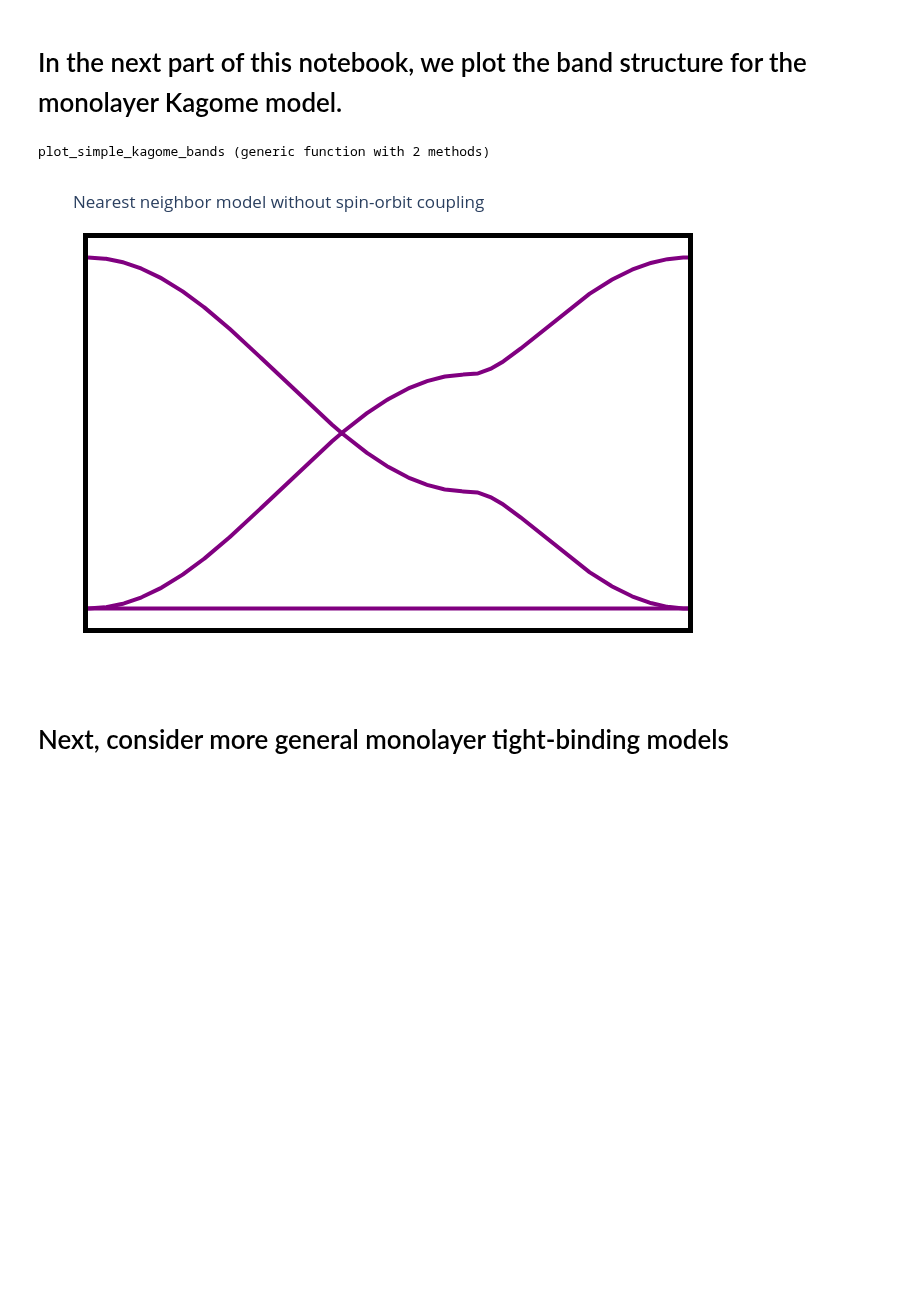
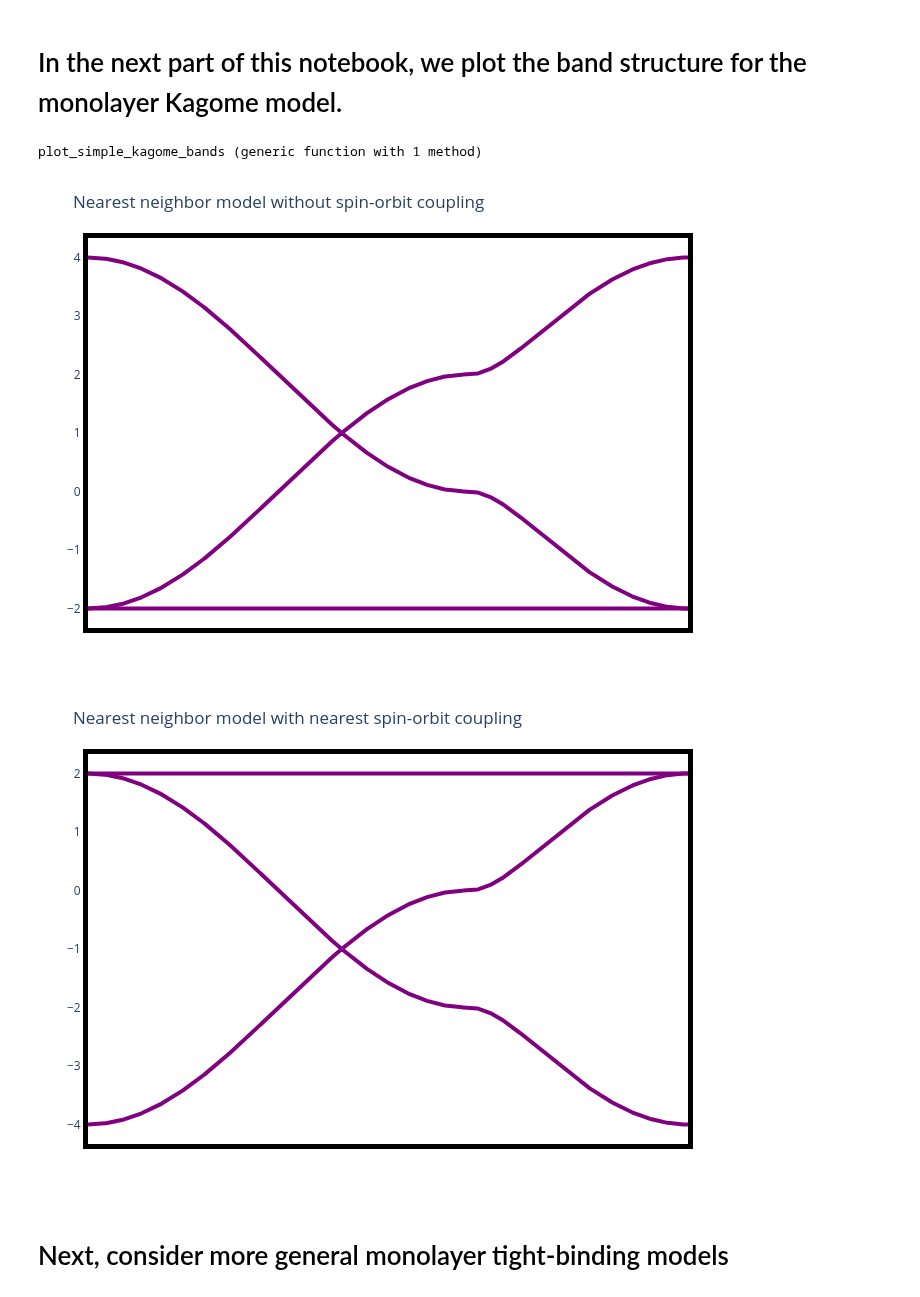
Before and after one commit to nabil-atlam/kagome, a Jupyter notebook: KagomeTransport/notebooks/BrillouinZone.ipynb, the cells around one changed output. Saved outputs shown, nothing was run; the diff lists cells and outputs as text; code cells hidden in the pictures; blank space fills up the shorter version.

Commit message:
bugfixes, fixing 3D plots

```diff
--- a/KagomeTransport/notebooks/BrillouinZone.ipynb
+++ b/KagomeTransport/notebooks/BrillouinZone.ipynb
@@ -240,7 +263,7 @@ function plot_simple_kagome_bands(;p, seedname, title = Nothing)
                 yaxis_showgrid = true,
                 plot_bgcolor="rgba(0,0,0,0)",
                 xaxis = attr(showgrid = true, showticklabels = false, linecolor = "black", linewidth = 5, showline = true, mirror = true),
-                yaxis = attr(showgrid = true, showticklabels = false, linecolor = "black", linewidth = 5, showline = true, mirror = true),
+                yaxis = attr(showgrid = true, showticklabels = true, linecolor = "black", linewidth = 5, showline = true, mirror = true),
                 width = 510,
                 height = 510,
                 showlegend = false)
@@ -250,13 +273,20 @@ function plot_simple_kagome_bands(;p, seedname, title = Nothing)
     display(p)
 end
 # %% [output]
-plot_simple_kagome_bands (generic function with 2 methods)
+plot_simple_kagome_bands (generic function with 1 method)
 # %%
 let p::Params = Params()
     plot_simple_kagome_bands(p = p, seedname = "simple", title = "Nearest neighbor model without spin-orbit coupling")
 end
 # %% [output]
-[figure, old version]
+[figure, new version]
+# %%
+let t1 = -1.0, u1 = 0.0, t2 = 0.0, u2 = 0.0
+    p = Params(t1 = t1, u1 = u1, t2 = t2, u2 = u2)
+    plot_simple_kagome_bands(p = p, seedname = "complex_nn_soc_1", title = "Nearest neighbor model with nearest spin-orbit coupling")
+end
+# %% [output]
+[figure, added]
 # %% [markdown]
 # Next, consider more general monolayer tight-binding models #
 # %%
```
Also changed, not shown: parts of 12 cells of this notebook, 7 other files.
